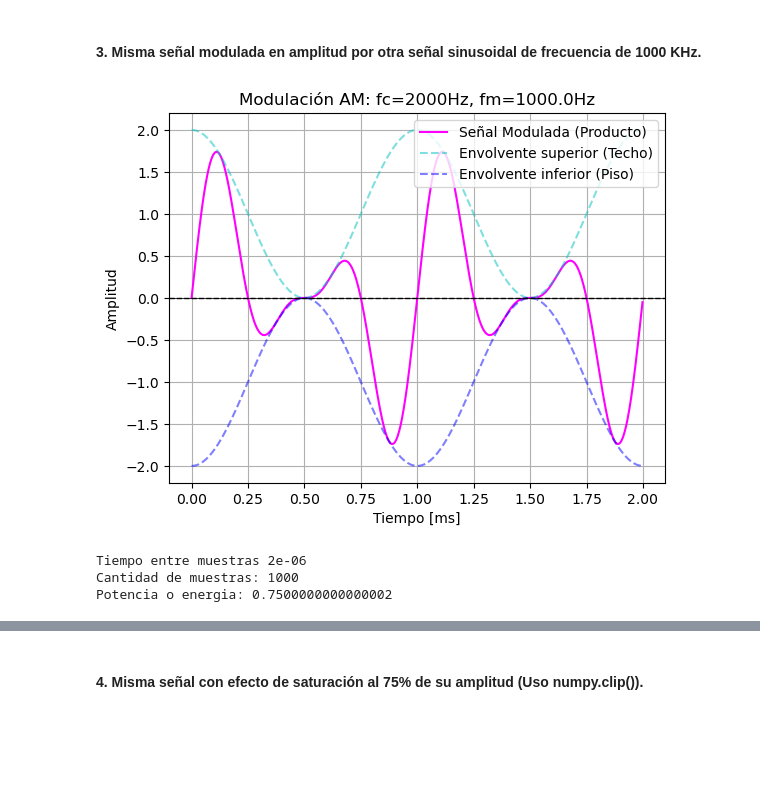
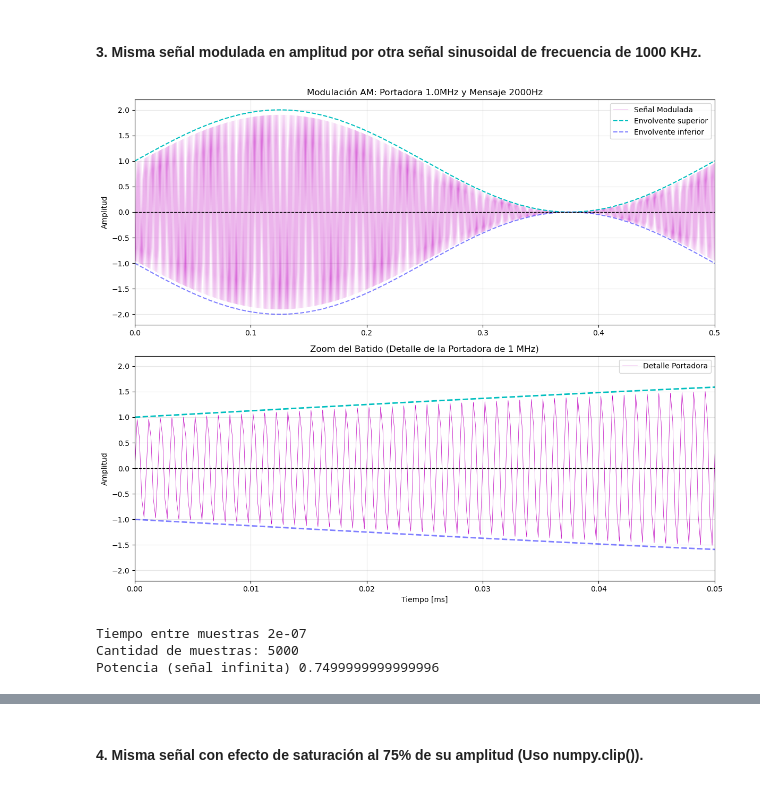
Before and after one commit to patriciagtodd/Patricia_Gonzalez_Todd_APS, a Jupyter notebook: Patricia_Gonzalez_Todd_TS1.ipynb, the cells around one changed output, grey strips where cells are left out. Drawn from its saved outputs; the diff is of its cells as text; code cells hidden in the pictures; blank space fills up the shorter version.

```diff
--- a/Patricia_Gonzalez_Todd_TS1.ipynb
+++ b/Patricia_Gonzalez_Todd_TS1.ipynb
@@ -99,42 +99,85 @@ Expreso sus potencias al tratarse de una señal infinita
 #### 3. Misma señal modulada en amplitud por otra señal sinusoidal de frecuencia de 1000 KHz.
 # %%
 # %% modulada en amplitud
-#Parámetros moduladora
-fm = f0/2          # Frecuencia moduladora (lenta)
-am= A            # Amplitud de la moduladora
+'''#Parámetros moduladora
+fm = (f0/2) *1000       # Frecuencia moduladora ( MUY lenta)
+           # Amplitud de la moduladora
+# Parámetros moduladora
+am= A                   # amplitud [Volts]
+dc = 0                  #valor medio [Volts]
+fm = 1000000            # Frecuencia moduladora ( MUY lenta)
+fase = 0                #[radianes]
+muestras = 10000         #[#]muestras tomadas por ADC
+fs = 2500000
 
 # Señal Moduladora
-tt_m, xx_m = mi_funcion_sen(1, dc, fm, fase, muestras, fs)
+tt_m, xx_m = mi_funcion_sen(1, dc, f0, fase, muestras, fs)
 xx_m = xx_m + am
 
+tt3, xx3 = mi_funcion_sen(A, dc, fm, fase, muestras, fs)
+
 # nueva señal (modulada)
-xx_p = xx_m * xx1
+xx_p = xx_m * xx3'''
+
+# --- VALORES AJUSTADOS ---
+f0 = 2000          # señal original (2 kHz)
+fm = 1000000       # Nueva moduladora (1 MHz)
+
+# Para ver 1 MHz, necesito una fs gigante
+fs = 5000000       # 5 MHz de muestreo
+muestras = 5000
+
+# Llamadas a la función
+tt_m, xx_m = mi_funcion_sen(1, 0, f0, 0, muestras, fs) # Invertí los roles para que tenga sentido visual
+xx_m = xx_m + A
+
+tt3, xx3 = mi_funcion_sen(A, 0, fm, 0, muestras, fs) # La de 1MHz es la rápida
+xx_p = xx_m * xx3
 
 #paso tiempo a milisegundos
 tt_m = tt_m*1000
 
-# Graficar
-plt.plot(tt1, xx_p, label='Señal Modulada (Producto)', color='magenta')
+# ==========================================
+# GRÁFICO DE MODULACIÓN: VISTA GENERAL Y ZOOM
+# ==========================================
+plt.figure(figsize=(12, 10))
 
-plt.plot(tt_m, xx_m, 'c--', label='Envolvente superior (Techo)', linewidth=1.5, alpha = 0.5)
+# --- Subplot 1: Vista General (La Envolvente) ---
+plt.subplot(2, 1, 1)
+plt.plot(tt_m, xx_p, 'm', label='Señal Modulada', linewidth=0.3, alpha=0.7)
+plt.plot(tt_m, xx_m, 'c--', label='Envolvente superior', linewidth=1.5)
+plt.plot(tt_m, -xx_m, 'b--', label='Envolvente inferior', linewidth=1.5, alpha=0.5)
 
-plt.plot(tt_m, -xx_m, 'b--', label='Envolvente inferior (Piso)', linewidth=1.5, alpha = 0.5)
+plt.title(f"Modulación AM: Portadora {fm/1e6}MHz y Mensaje {f0}Hz")
+plt.ylabel("Amplitud")
+plt.xlim(0, 0.5) # Vista de medio milisegundo para ver la forma lenta
+plt.axhline(0, color='k', linestyle='--', linewidth=1)
+plt.grid(True, alpha=0.3)
+plt.legend(loc='upper right')
 
-plt.axhline(0, color='black', lw=0.5) # Línea de referencia en cero
-plt.legend(loc='upper right')
-plt.title(f"Modulación AM: fc={f0}Hz, fm={fm}Hz")
+# --- Subplot 2: Zoom (El Batido / Portadora) ---
+plt.subplot(2, 1, 2)
+plt.plot(tt_m, xx_p, 'm', label='Detalle Portadora', linewidth=0.5)
+plt.plot(tt_m, xx_m, 'c--', linewidth=2)
+plt.plot(tt_m, -xx_m, 'b--', linewidth=2, alpha=0.5)
+
+plt.title("Zoom del Batido (Detalle de la Portadora de 1 MHz)")
 plt.xlabel("Tiempo [ms]")
 plt.ylabel("Amplitud")
+# Ajustamos el ZOOM entre 0 y 0.05 ms para ver los ciclos rápidos
+plt.xlim(0, 0.05)
 plt.axhline(0, color='k', linestyle='--', linewidth=1)
-plt.grid(True)
+plt.grid(True, alpha=0.3)
+plt.legend(loc='upper right')
+plt.tight_layout() # Para que no se pisen los títulos con los ejes
 plt.show()
 
 print(f"Tiempo entre muestras {1/fs}")
 print(f"Cantidad de muestras: {muestras}")
-print(f"Potencia o energia: {np.mean(xx_p**2)}")
+print(f"Potencia (señal infinita) {np.mean(xx_p**2)}")
 # %% [output]
-[figure, old version]
+[figure, new version]
-Tiempo entre muestras 2e-06
-Cantidad de muestras: 1000
-Potencia o energia: 0.7500000000000002
+Tiempo entre muestras 2e-07
+Cantidad de muestras: 5000
+Potencia (señal infinita) 0.7499999999999996
 # %% [markdown]
```
Also changed, not shown: parts of 7 cells of this notebook.
